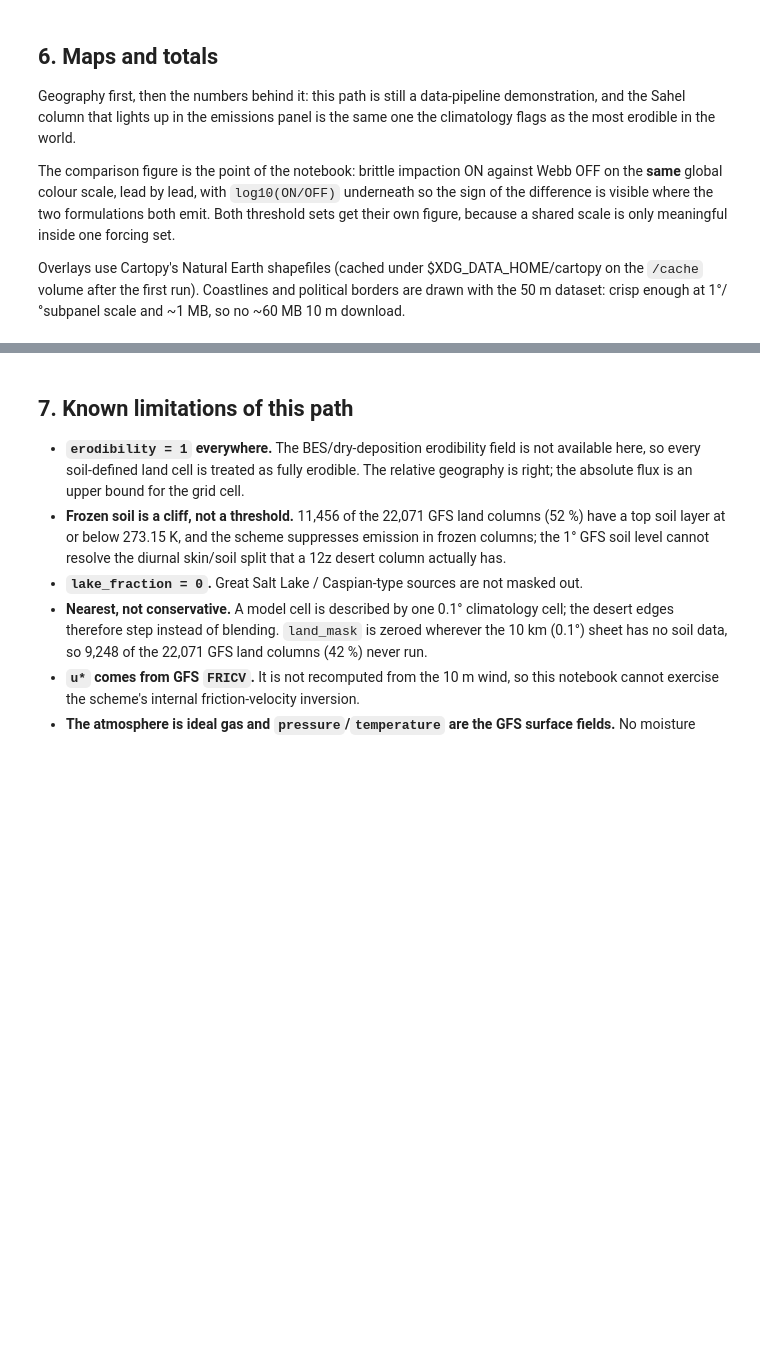
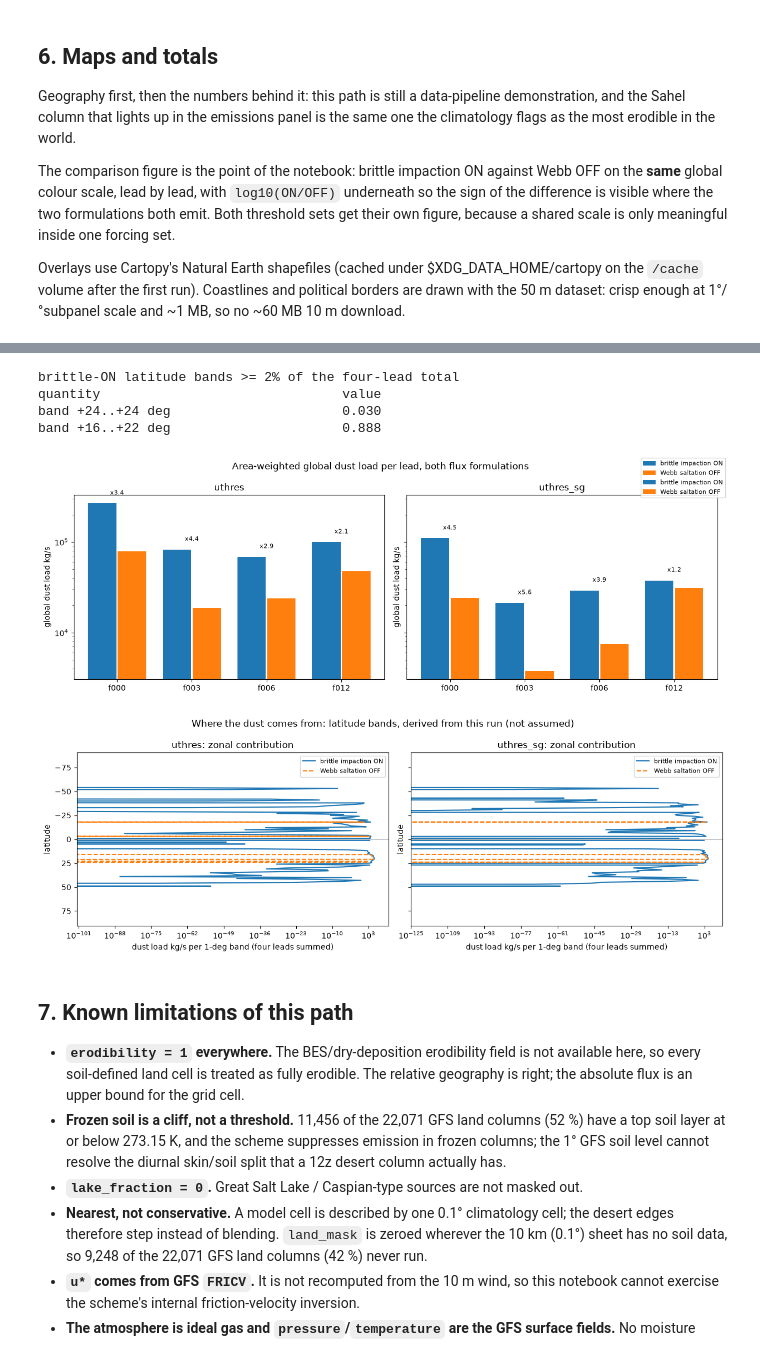
Before and after one commit to bbakernoaa/CECE, a Jupyter notebook: docs/notebooks/fengsha_gfs.ipynb, the cells around one changed output, grey strips where cells are left out. Saved outputs shown, nothing was run; the diff lists cells and outputs as text; code cells hidden in the pictures; blank space fills up the shorter version.

```diff
--- a/docs/notebooks/fengsha_gfs.ipynb
+++ b/docs/notebooks/fengsha_gfs.ipynb
@@ -741,34 +854,41 @@ for ax, threshold in zip(axes3, CASE["thresholds"]):
     ax.bar(x - 0.2, on, 0.38, label="brittle impaction ON")
     ax.bar(x + 0.2, off, 0.38, label="Webb saltation OFF")
     for xi, a, b in zip(x, on, off):
         ax.text(xi, max(a, b) * 1.25, f"x{a / b:.1f}" if b > 0 else "ON only", ha="center", fontsize=8)
     ax.set_yscale("log")
     ax.set_xticks(x, [f"f{lead:03d}" for lead in CASE["leads"]])
     ax.set_title(threshold)
     ax.set_ylabel("global dust load kg/s")
 fig3.suptitle("Area-weighted global dust load per lead, both flux formulations")
 fig3.tight_layout()
 fig3.legend(fontsize=8, loc="upper right")
 if _INLINE:
     plt.show()
 
 fig4, axes4 = plt.subplots(1, 2, figsize=(12.5, 4.4), sharey=True)
 for ax, threshold in zip(axes4, CASE["thresholds"]):
     lat = np.asarray(LAT1, dtype=float)
     ax.plot(ZONAL[("brittle", threshold)], lat, "-", label="brittle impaction ON")
     ax.plot(ZONAL[("webb", threshold)], lat, "--", label="Webb saltation OFF")
-    ax.set_yscale("log")
+    ax.set_xscale("log")  # the LOAD is the log axis; latitude stays linear and north-up
     ax.set_ylim(-90.5, 90.5)
     ax.invert_yaxis()  # LAT1 descends from +90; the plot must read north-up
     ax.set_xlabel("dust load kg/s per 1-deg band (four leads summed)")
     ax.set_ylabel("latitude")
     ax.set_title(f"{threshold}: zonal contribution")
     ax.axhline(0, color="0.6", lw=0.6)
     ax.legend(fontsize=8)
 fig4.suptitle("Where the dust comes from: latitude bands, derived from this run (not assumed)")
 fig4.tight_layout()
 if _INLINE:
     plt.show()
+# %% [output]
+brittle-ON latitude bands >= 2% of the four-lead total
+quantity                               value
+band +24..+24 deg                      0.030
+band +16..+22 deg                      0.888
+[figure, added]
+[figure, added]
 # %% [markdown]
 ## 7. Known limitations of this path
 
```
Also changed, not shown: parts of 12 cells of this notebook, 1 other file.
